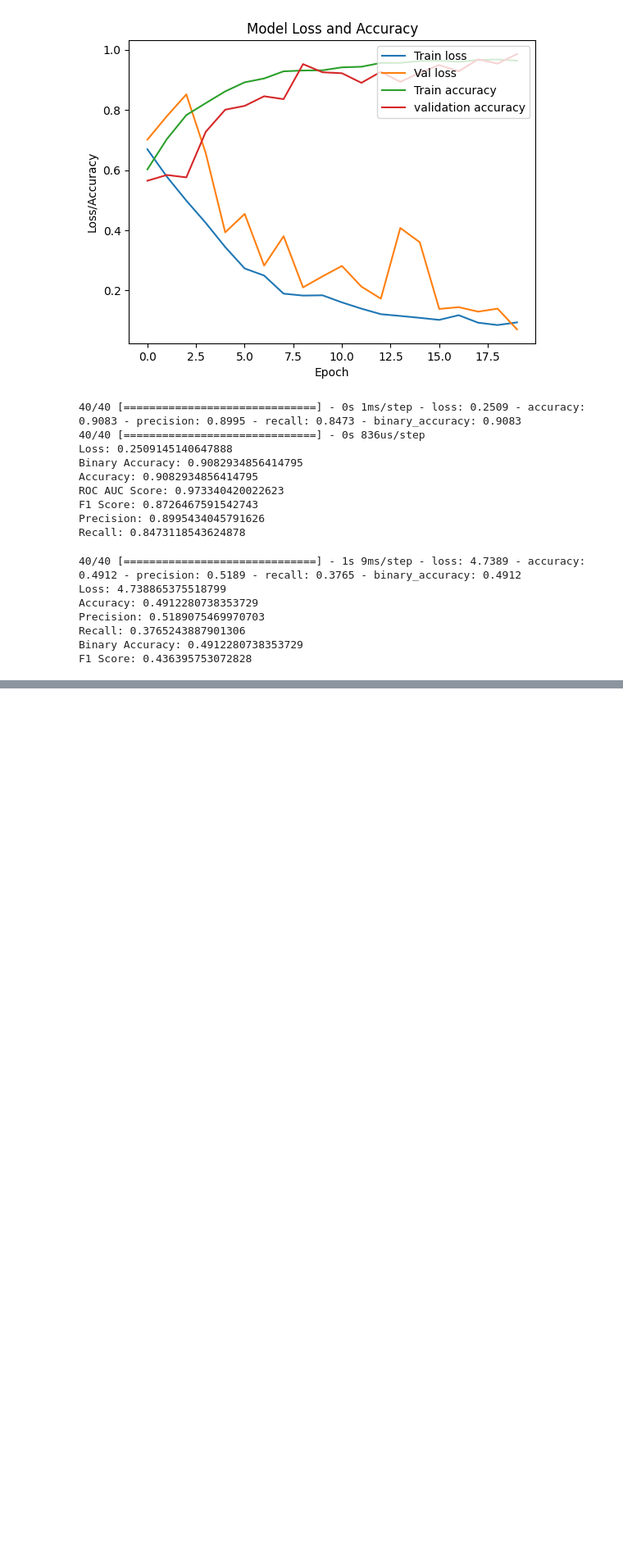
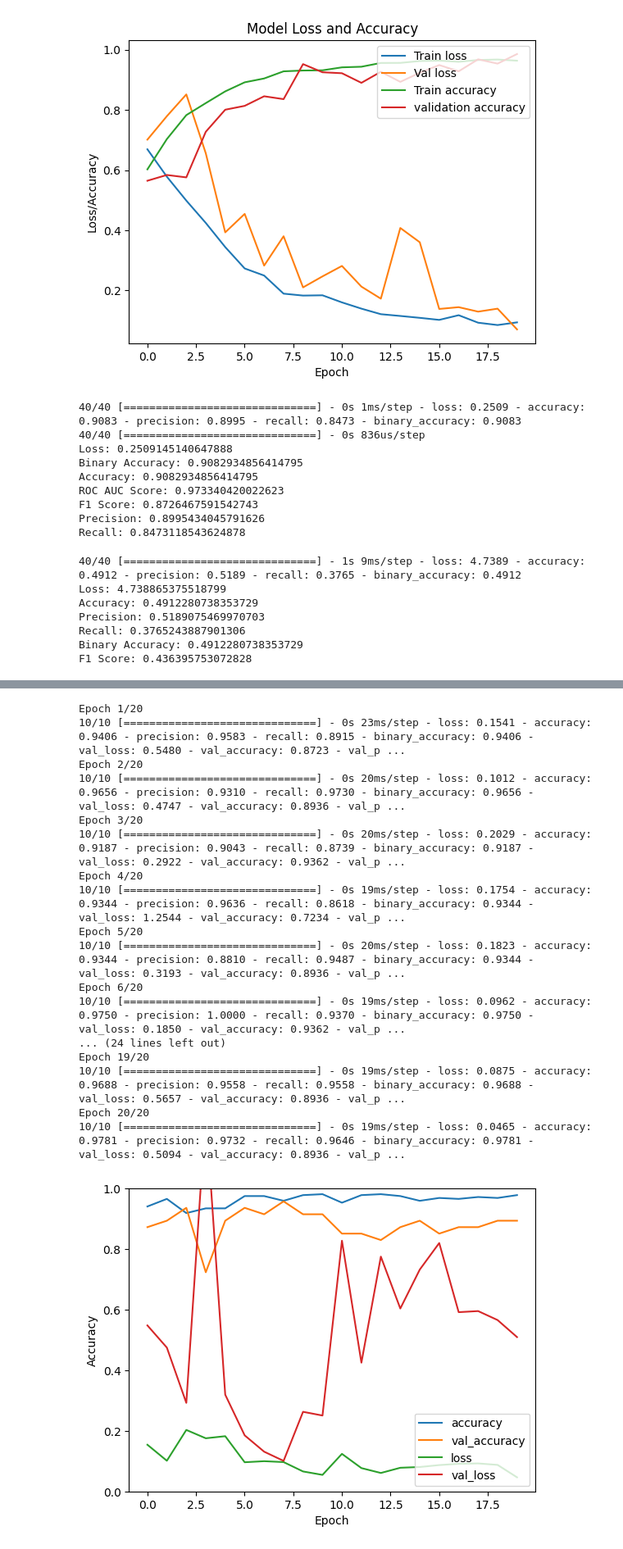
Before and after one commit to raaifhadadi/FYP, a Jupyter notebook: brugada_hb.ipynb, the cells around one changed output, grey strips where cells are left out. Shown at 82% size. Drawn from its saved outputs; the diff is of its cells as text; code cells hidden in the pictures; blank space fills up the shorter version.

```diff
--- a/brugada_hb.ipynb
+++ b/brugada_hb.ipynb
@@ -489,0 +591,6 @@ F1 Score: 0.436395753072828
+# %%
+# convert all RBBB labels (2) to normal (0)
+
+Y_train[Y_train == 2] = 0
+Y_val[Y_val == 2] = 0
+Y_test[Y_test == 2] = 0
@@ -489,0 +662,38 @@ F1 Score: 0.436395753072828
+# %%
+# train model (resnet for full record data)
+
+batch_size = 32
+
+train_generator = augment_ecg_signal_batch(X_train, Y_train, batch_size=batch_size)
+
+history = model2.fit(train_generator, epochs=20, batch_size=batch_size, validation_data=(X_val, Y_val), steps_per_epoch=X_train.shape[0]//batch_size, verbose=1)
+
+# plot training history
+plt.plot(history.history['accuracy'], label='accuracy')
+plt.plot(history.history['val_accuracy'], label = 'val_accuracy')
+plt.plot(history.history['loss'], label = 'loss')
+plt.plot(history.history['val_loss'], label = 'val_loss')
+plt.xlabel('Epoch')
+plt.ylabel('Accuracy')
+plt.ylim([0, 1])
+plt.legend(loc='lower right')
+plt.show()
+# %% [output]
+Epoch 1/20
+10/10 [==============================] - 0s 23ms/step - loss: 0.1541 - accuracy: 0.9406 - precision: 0.9583 - recall: 0.8915 - binary_accuracy: 0.9406 - val_loss: 0.5480 - val_accuracy: 0.8723 - val_p ...
+Epoch 2/20
+10/10 [==============================] - 0s 20ms/step - loss: 0.1012 - accuracy: 0.9656 - precision: 0.9310 - recall: 0.9730 - binary_accuracy: 0.9656 - val_loss: 0.4747 - val_accuracy: 0.8936 - val_p ...
+Epoch 3/20
+10/10 [==============================] - 0s 20ms/step - loss: 0.2029 - accuracy: 0.9187 - precision: 0.9043 - recall: 0.8739 - binary_accuracy: 0.9187 - val_loss: 0.2922 - val_accuracy: 0.9362 - val_p ...
+Epoch 4/20
+10/10 [==============================] - 0s 19ms/step - loss: 0.1754 - accuracy: 0.9344 - precision: 0.9636 - recall: 0.8618 - binary_accuracy: 0.9344 - val_loss: 1.2544 - val_accuracy: 0.7234 - val_p ...
+Epoch 5/20
+10/10 [==============================] - 0s 20ms/step - loss: 0.1823 - accuracy: 0.9344 - precision: 0.8810 - recall: 0.9487 - binary_accuracy: 0.9344 - val_loss: 0.3193 - val_accuracy: 0.8936 - val_p ...
+Epoch 6/20
+10/10 [==============================] - 0s 19ms/step - loss: 0.0962 - accuracy: 0.9750 - precision: 1.0000 - recall: 0.9370 - binary_accuracy: 0.9750 - val_loss: 0.1850 - val_accuracy: 0.9362 - val_p ...
+... (24 lines left out)
+Epoch 19/20
+10/10 [==============================] - 0s 19ms/step - loss: 0.0875 - accuracy: 0.9688 - precision: 0.9558 - recall: 0.9558 - binary_accuracy: 0.9688 - val_loss: 0.5657 - val_accuracy: 0.8936 - val_p ...
+Epoch 20/20
+10/10 [==============================] - 0s 19ms/step - loss: 0.0465 - accuracy: 0.9781 - precision: 0.9732 - recall: 0.9646 - binary_accuracy: 0.9781 - val_loss: 0.5094 - val_accuracy: 0.8936 - val_p ...
+[figure, added]
```
Also changed, not shown: parts of 13 cells of this notebook.
